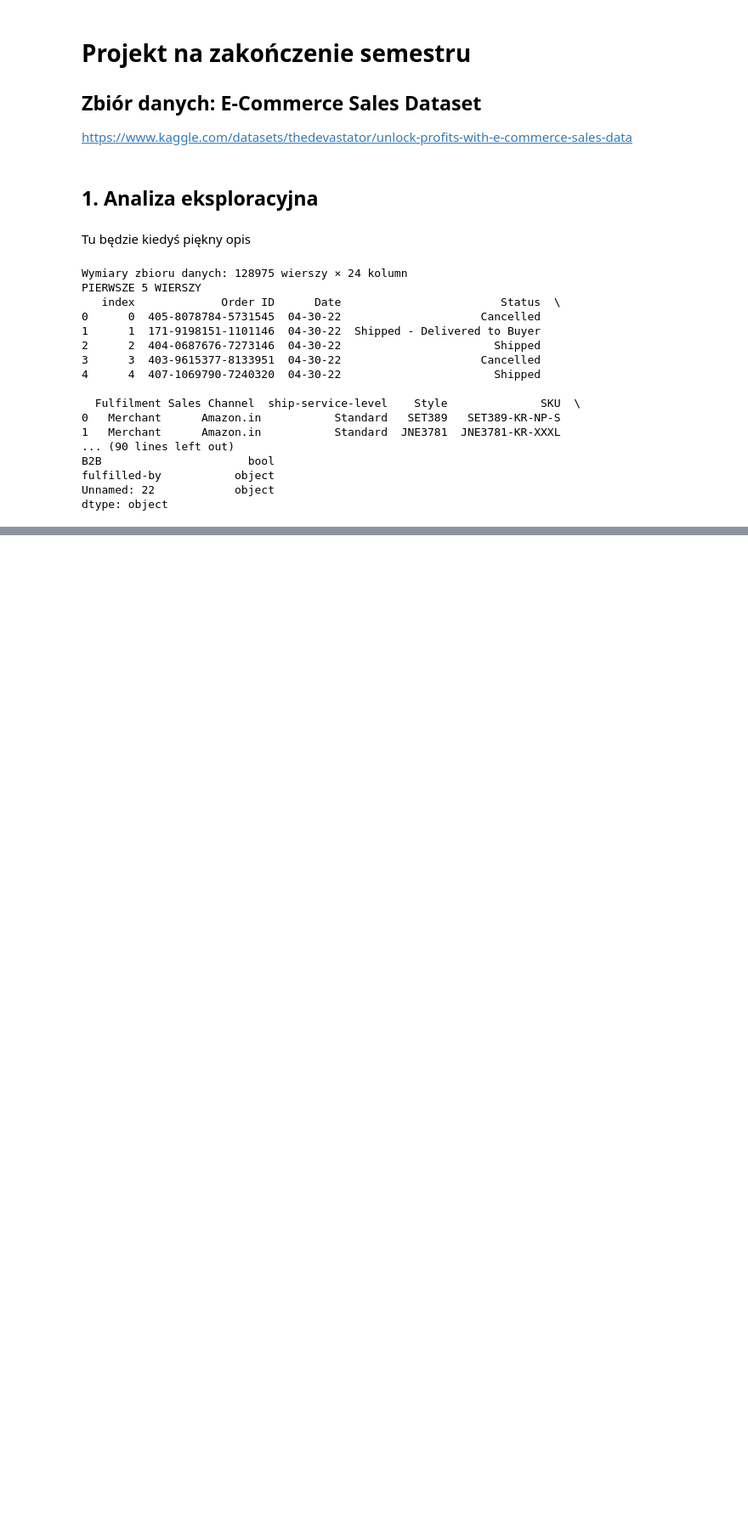
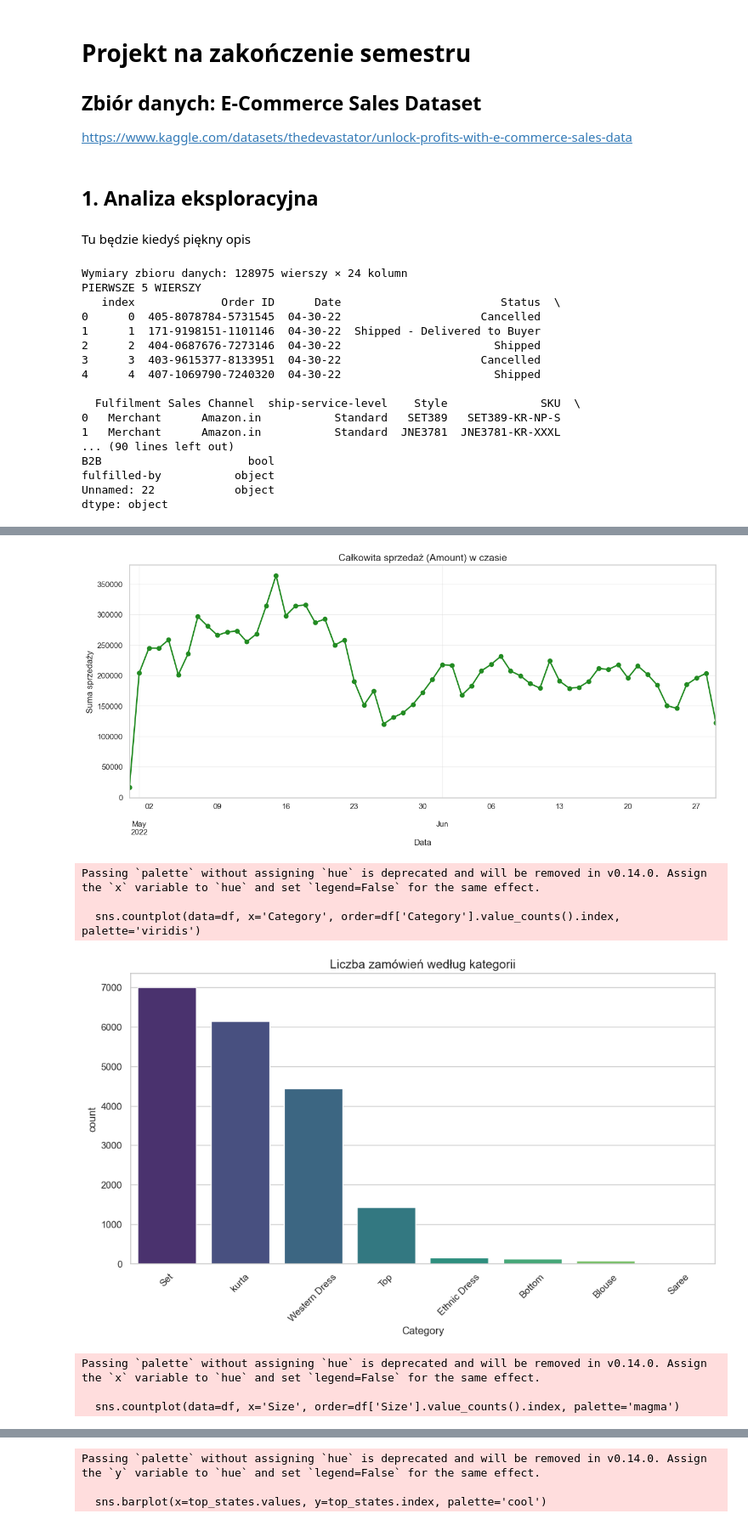
Before and after one commit to Olaf1001/E-commerce-dataset-analysis, a Jupyter notebook: Analiza.ipynb, the cells around one changed output, grey strips where cells are left out. Shown at 85% size. Saved outputs shown, nothing was run; the diff lists cells and outputs as text; code cells hidden in the pictures; blank space fills up the shorter version.

```diff
--- a/Analiza.ipynb
+++ b/Analiza.ipynb
@@ -254,0 +324,49 @@ Usuniętych wierszy: 0 (0.00%)
+# %%
+df['Date'] = pd.to_datetime(df['Date'])
+
+daily_sales = df.groupby('Date')['Amount'].sum()
+
+plt.figure(figsize=(15, 6))
+daily_sales.plot(kind='line', marker='o', color='forestgreen', linewidth=2)
+plt.title('Całkowita sprzedaż (Amount) w czasie', fontsize=14)
+plt.xlabel('Data')
+plt.ylabel('Suma sprzedaży')
+plt.grid(True, alpha=0.3)
+plt.show()
+
+plt.figure(figsize=(12, 6))
+sns.countplot(data=df, x='Category', order=df['Category'].value_counts().index, palette='viridis')
+plt.title('Liczba zamówień według kategorii', fontsize=14)
+plt.xticks(rotation=45)
+plt.show()
+
+# Rozkłady rozmiarów (Size)
+plt.figure(figsize=(10, 5))
+sns.countplot(data=df, x='Size', order=df['Size'].value_counts().index, palette='magma')
+plt.title('Popularność rozmiarów', fontsize=14)
+plt.show()
+
+top_states = df['ship-state'].value_counts().head(10)
+
+plt.figure(figsize=(10, 6))
+sns.barplot(x=top_states.values, y=top_states.index, palette='cool')
+plt.title('Top 10 Stanów z największą liczbą zamówień', fontsize=14)
+plt.xlabel('Liczba zamówień')
+plt.show()
+
+b2b_counts = df['B2B'].value_counts()
+
+plt.figure(figsize=(8, 8))
+plt.pie(b2b_counts, labels=['Klient Detaliczny (False)', 'Firma (True)'],
+        autopct='%1.1f%%', startangle=140, colors=['skyblue', 'lightcoral'], explode=(0.1, 0))
+plt.title('Udział sprzedaży B2B vs B2C', fontsize=14)
+plt.show()
+# %% [output]
+[figure, added]
+Passing `palette` without assigning `hue` is deprecated and will be removed in v0.14.0. Assign the `x` variable to `hue` and set `legend=False` for the same effect.
+
+  sns.countplot(data=df, x='Category', order=df['Category'].value_counts().index, palette='viridis')
+[figure, added]
+Passing `palette` without assigning `hue` is deprecated and will be removed in v0.14.0. Assign the `x` variable to `hue` and set `legend=False` for the same effect.
+
+  sns.countplot(data=df, x='Size', order=df['Size'].value_counts().index, palette='magma')
@@ -254,0 +374,3 @@ Usuniętych wierszy: 0 (0.00%)
+Passing `palette` without assigning `hue` is deprecated and will be removed in v0.14.0. Assign the `y` variable to `hue` and set `legend=False` for the same effect.
+
+  sns.barplot(x=top_states.values, y=top_states.index, palette='cool')
```
Also changed, not shown: parts of 10 cells of this notebook.
